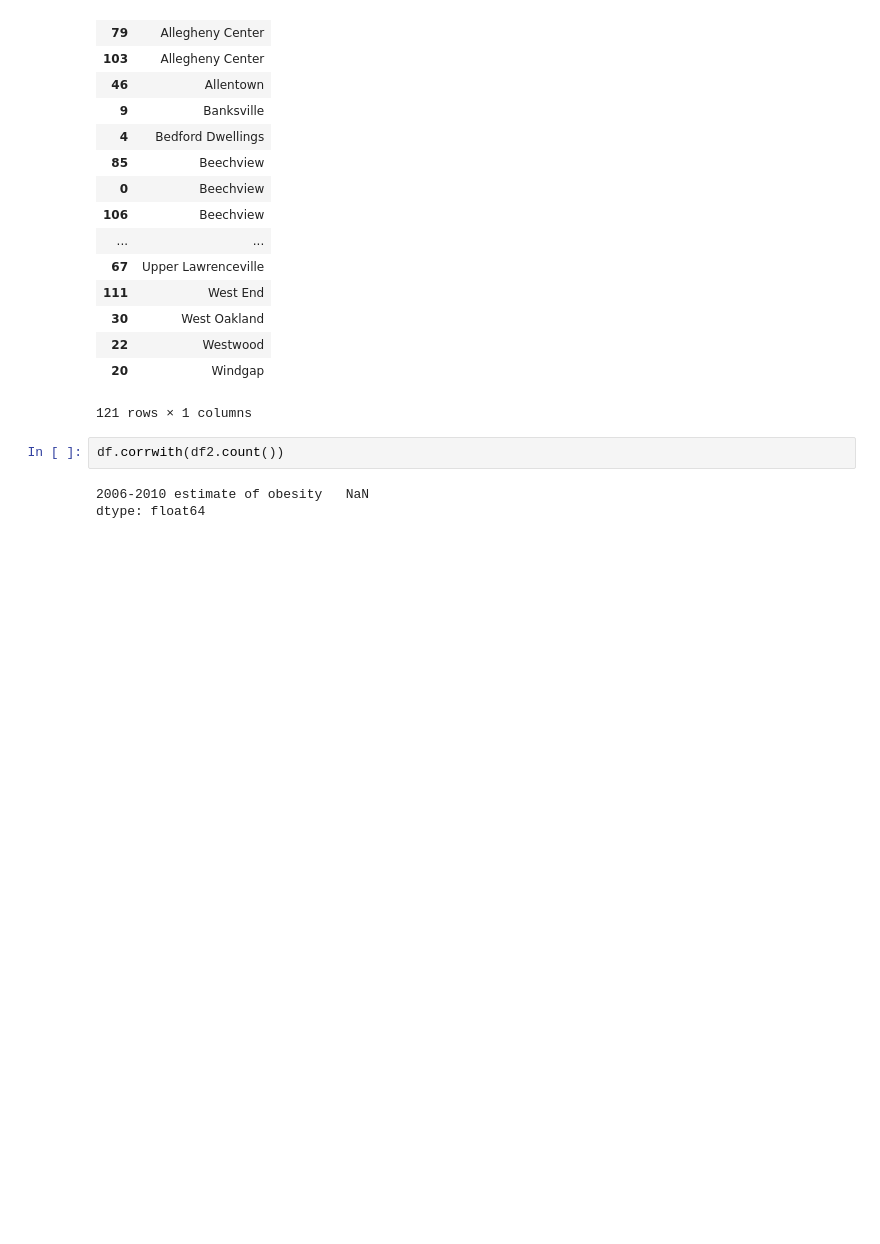
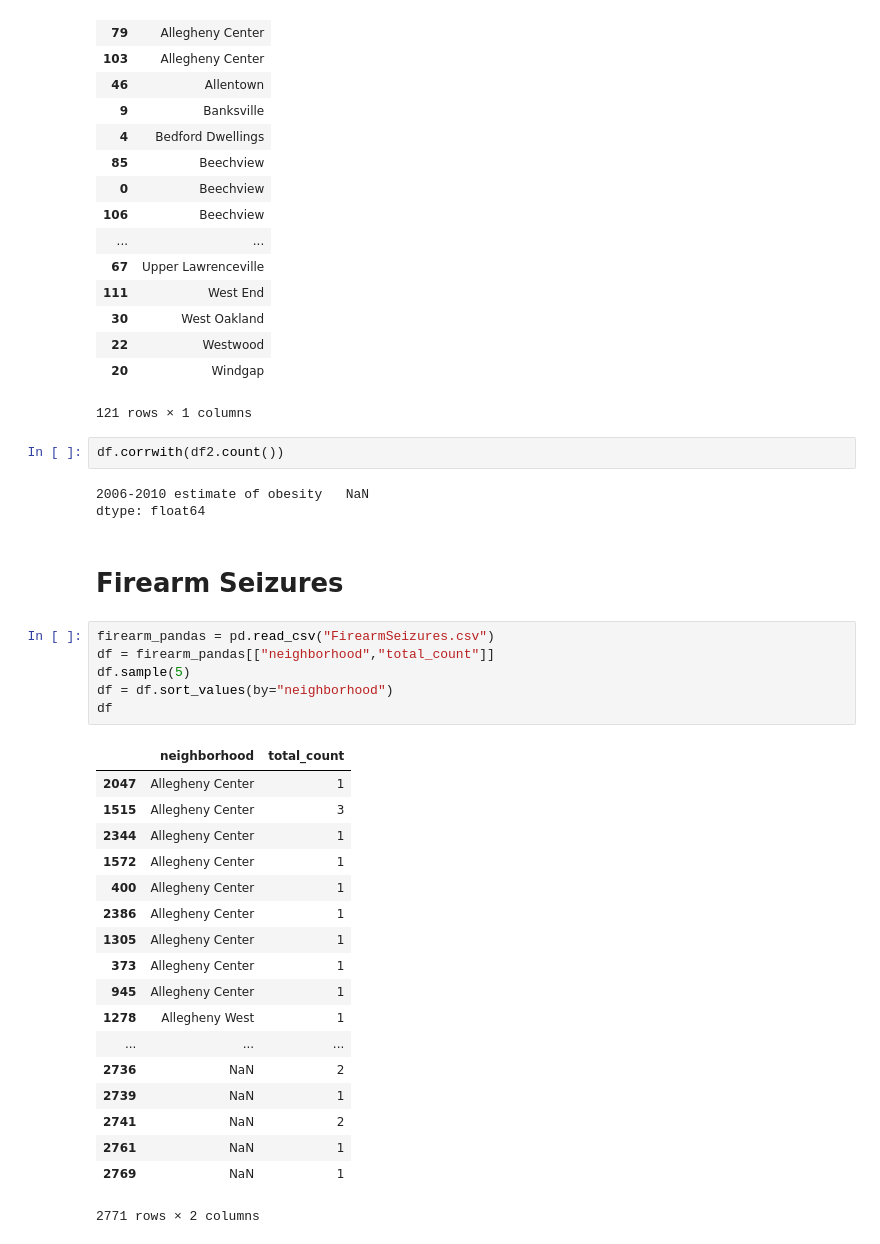
Before and after one commit to sethziemke/dogsburgh, a Jupyter notebook: Presentation.ipynb, the cells around one changed output. Saved outputs shown, nothing was run; the diff lists cells and outputs as text; blank space fills up the shorter version.

Commit message:
added firearm table

```diff
--- a/Presentation.ipynb
+++ b/Presentation.ipynb
@@ -109,3 +107,30 @@ df.corrwith(df2.count())
 # %% [output]
 2006-2010 estimate of obesity   NaN
 dtype: float64
+# %% [markdown]
+# Firearm Seizures
+# %%
+firearm_pandas = pd.read_csv("FirearmSeizures.csv")
+df = firearm_pandas[["neighborhood","total_count"]]
+df.sample(5)
+df = df.sort_values(by="neighborhood")
+df
+# %% [output]
+|  | neighborhood | total_count |
+| 2047 | Allegheny Center | 1 |
+| 1515 | Allegheny Center | 3 |
+| 2344 | Allegheny Center | 1 |
+| 1572 | Allegheny Center | 1 |
+| 400 | Allegheny Center | 1 |
+| 2386 | Allegheny Center | 1 |
+| 1305 | Allegheny Center | 1 |
+| 373 | Allegheny Center | 1 |
+| 945 | Allegheny Center | 1 |
+| 1278 | Allegheny West | 1 |
+| ... | ... | ... |
+| 2736 | NaN | 2 |
+| 2739 | NaN | 1 |
+| 2741 | NaN | 2 |
+| 2761 | NaN | 1 |
+| 2769 | NaN | 1 |
+2771 rows × 2 columns
```
Also changed, not shown: parts of 2 cells of this notebook.
